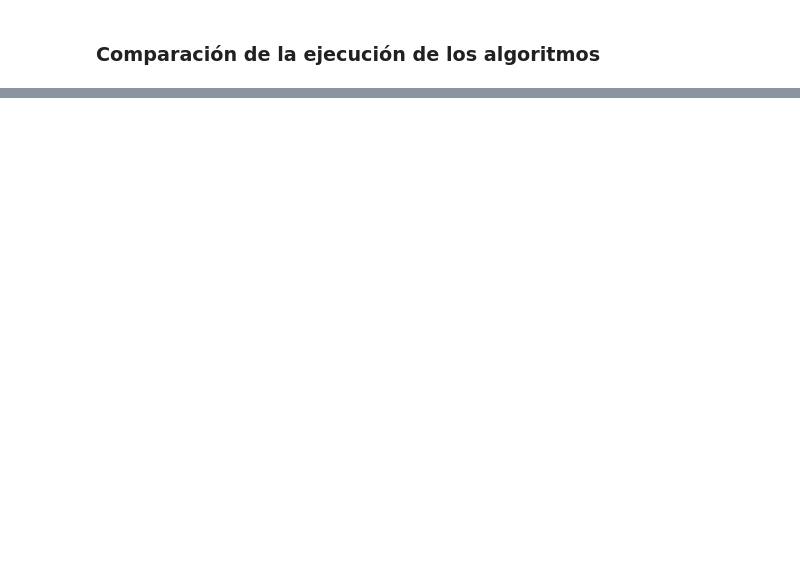
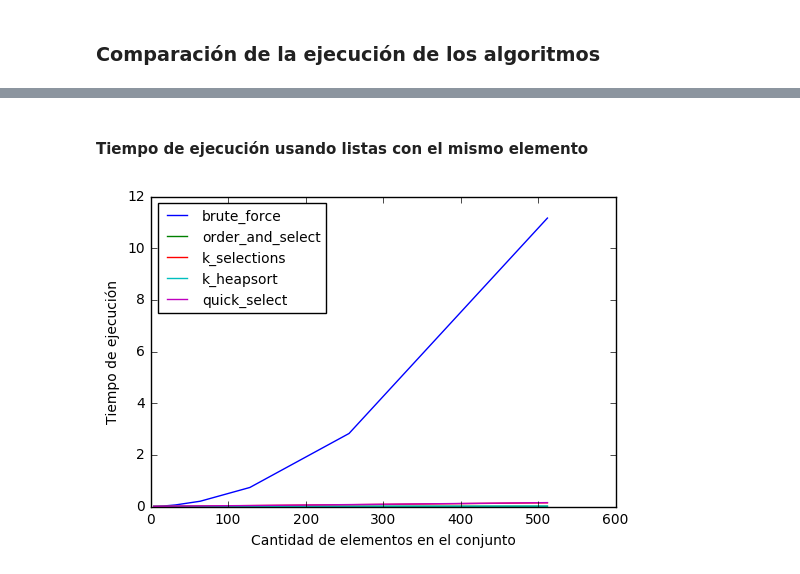
Before and after one commit to edittler/tda-fiuba, a Jupyter notebook: tp1/estadistico-k/algoritmos.ipynb, the cells around one changed output, grey strips where cells are left out. Saved outputs shown, nothing was run; the diff lists cells and outputs as text; code cells hidden in the pictures; blank space fills up the shorter version.

```diff
--- a/tp1/estadistico-k/algoritmos.ipynb
+++ b/tp1/estadistico-k/algoritmos.ipynb
@@ -45,0 +65,6 @@ plt.show()
+# %% [markdown]
+#### Tiempo de ejecución usando listas con el mismo elemento
+# %%
+plot_algorithms([brute_force, order_and_select, k_selections, k_heapsort, quick_select], items_getter=get_same_elements)
+# %% [output]
+[figure, added]
```
Also changed, not shown: parts of 13 cells of this notebook.
